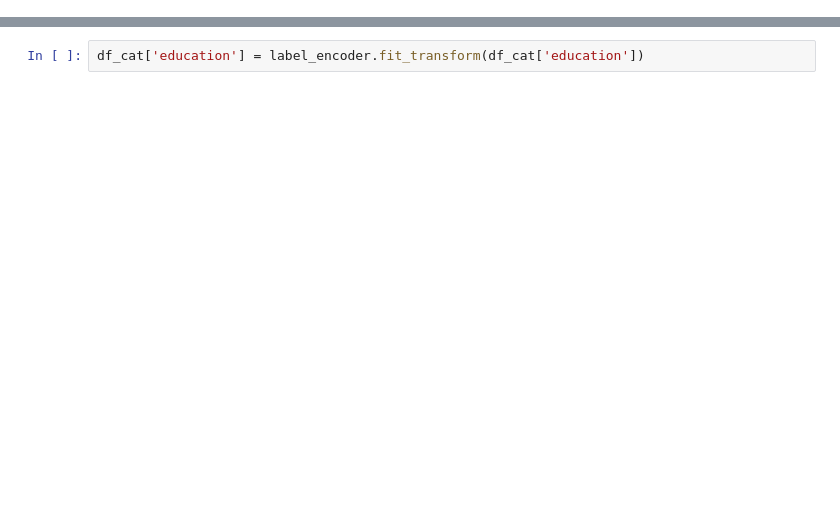
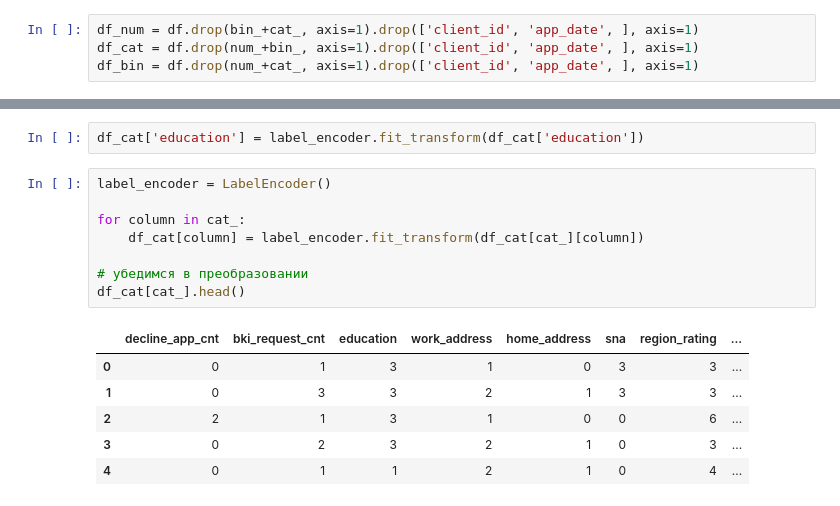
Before and after one commit to vetak8/skillfactory, a Jupyter notebook: module_5/vetak8_Bank credit scoring.ipynb, the cells around one changed output, grey strips where cells are left out. Drawn from its saved outputs; the diff is of its cells as text; blank space fills up the shorter version.

```diff
--- a/module_5/vetak8_Bank credit scoring.ipynb
+++ b/module_5/vetak8_Bank credit scoring.ipynb
@@ -192,6 +196,10 @@ bin_ = ['sex', 'car', 'car_type', 'foreign_passport', 'good_work']
 num_ = ['age',  'income', 'score_bki']
 cat_ = ['decline_app_cnt', 'bki_request_cnt', 'education',
         'work_address', 'home_address', 'sna', 'region_rating', 'first_time']
+# %%
+df_num = df.drop(bin_+cat_, axis=1).drop(['client_id', 'app_date', ], axis=1)
+df_cat = df.drop(num_+bin_, axis=1).drop(['client_id', 'app_date', ], axis=1)
+df_bin = df.drop(num_+cat_, axis=1).drop(['client_id', 'app_date', ], axis=1)
 # %%
 for i in num_:
     plt.figure()
@@ -231,5 +268,20 @@ df_bin[bin_].head()
 # %%
 df_cat['education'] = label_encoder.fit_transform(df_cat['education'])
+# %%
+label_encoder = LabelEncoder()
+
+for column in cat_:
+    df_cat[column] = label_encoder.fit_transform(df_cat[cat_][column])
+
+# убедимся в преобразовании
+df_cat[cat_].head()
+# %% [output]
+|  | decline_app_cnt | bki_request_cnt | education | work_address | home_address | sna | region_rating | ... |
+| 0 | 0 | 1 | 3 | 1 | 0 | 3 | 3 | ... |
+| 1 | 0 | 3 | 3 | 2 | 1 | 3 | 3 | ... |
+| 2 | 2 | 1 | 3 | 1 | 0 | 0 | 6 | ... |
+| 3 | 0 | 2 | 3 | 2 | 1 | 0 | 3 | ... |
+| 4 | 0 | 1 | 1 | 2 | 1 | 0 | 4 | ... |
 # %%
 imp_cat = Series(mutual_info_classif(df_cat[df_cat['test'] == 0].drop(['test', 'default'], axis=1), df_cat['default'][df['test'] == 0],
                                      discrete_features=True), index=cat_)
```
Also changed, not shown: parts of 21 cells of this notebook, 1 other file.
